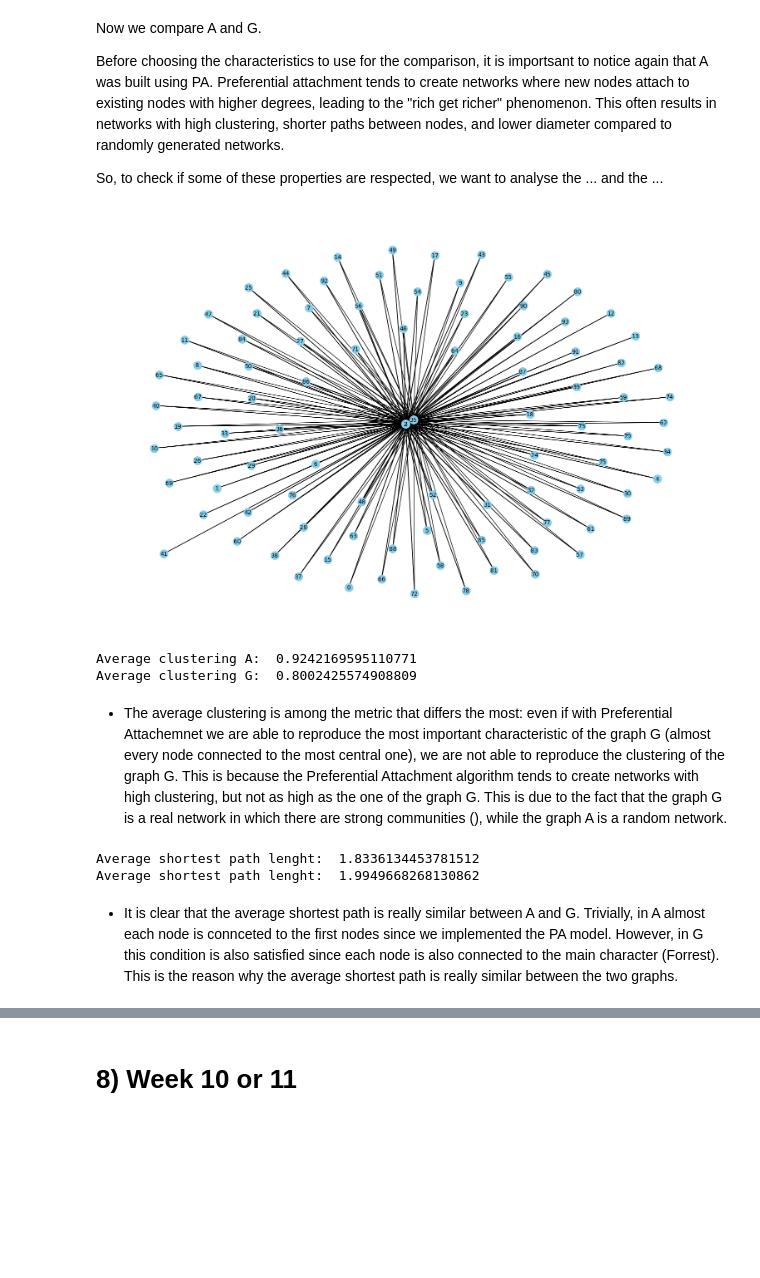
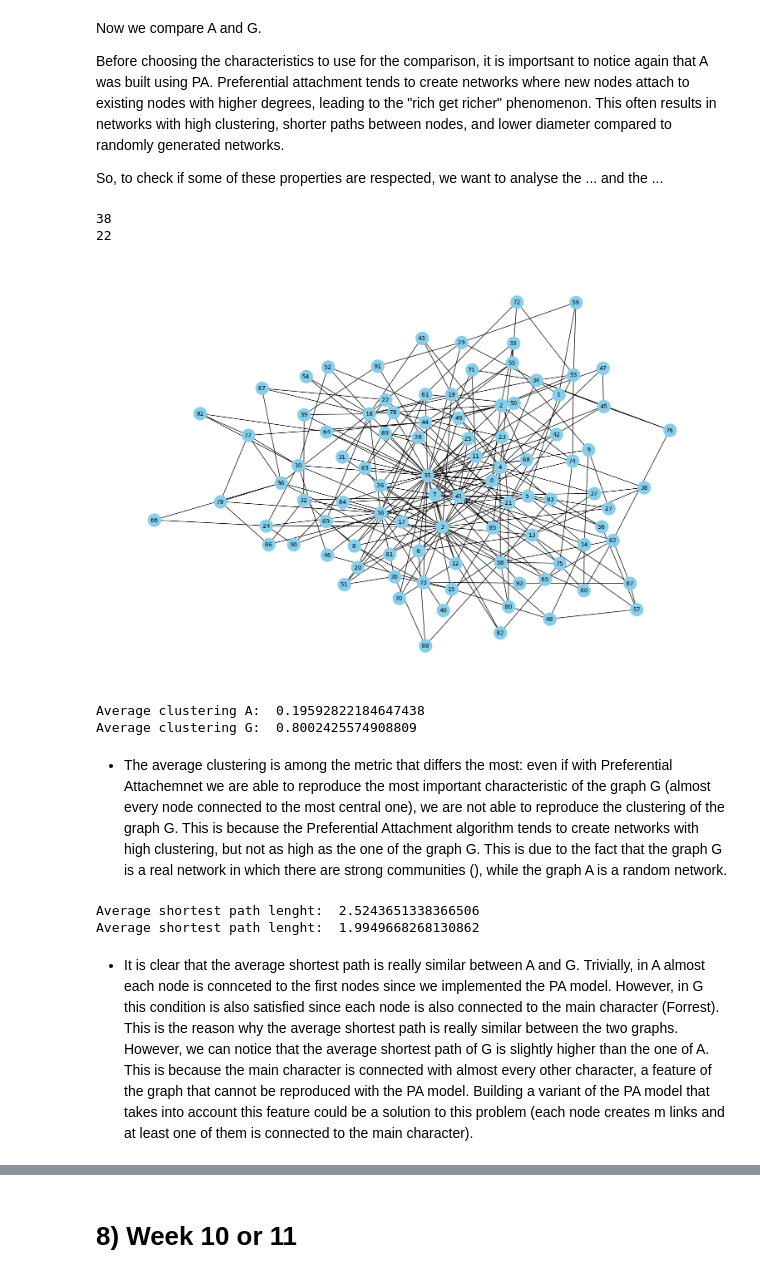
Before and after one commit to Dadd0/social-network-analysis-forrest-gump, a Jupyter notebook: forrest_gump.ipynb, the cells around one changed output, grey strips where cells are left out. Cells and saved outputs as stored; diff of their text form; code cells hidden in the pictures; blank space fills up the shorter version.

```diff
--- a/forrest_gump.ipynb
+++ b/forrest_gump.ipynb
@@ -944,3 +944,4 @@ We create a new graph A, initially composed by 2 connected nodes only (we chose
 A = nx.Graph()
 A.add_node(35)
 A.add_node(41)
+A.add_edge(35,41)
@@ -955,6 +954,7 @@ Implementing our function PA, where:
 - s is the number of iterations we want to do.
 # %%
 def PA(A, m, s):
+    import random
     degrees_dict = dict(A.degree())  # Dictionary containing the degree of each node
     for i in range(2,s):
         if s!=35 and s!=41:
@@ -963,15 +963,25 @@ def PA(A, m, s):
             new_node_index = 0
         if i==41:
             new_node_index = 1
-
-        sorted_degrees = sorted(degrees_dict.items(), key=lambda x: x[1], reverse=True)
-        top_m_nodes = [node for node, degree in sorted_degrees[:m]]  # List of top m nodes
-
         A.add_node(new_node_index)  # Add the new node to the graph
 
-        # Connect the new node to the selected top nodes based on their degrees
-        for node in top_m_nodes:
-            A.add_edge(new_node_index, node)
+
+        total_degree = sum(degrees_dict.values())
+
+        new_links = 0  # Number of links to be added
+
+        while new_links < m: # Add m links
+            for node in A.nodes(): # Iterate over all nodes
+                if node == new_node_index: # Skip the new node
+                    continue
+                if new_links == m: # If m links have been added, stop
+                    break
+                probability = degrees_dict[node] / total_degree # Probability of adding a link to the current node
+                random_number = random.random() # Random number between 0 and 1
+                if random_number < probability: # If the random number is less than the probability, add a link
+                    A.add_edge(new_node_index, node)
+                    new_links += 1
+
 
         degrees_dict = dict(A.degree())  # Update degrees after adding the new node
 
@@ -1090,28 +1103,33 @@ So, to check if some of these properties are respected, we want to analyse the .
 # %%
 A = nx.Graph()
 A.add_node(35)
 A.add_node(41)
+A.add_edge(35,41)
 PA(A, 3,94)
+print(nx.degree(A, 35))
+print(nx.degree(A, 41))
 
 fig = plt.figure(figsize=(15, 10))
 pos = nx.spring_layout(A)
-nx.draw(A, pos, with_labels=True, node_size=200, node_color='skyblue', edge_color='black', linewidths=1, font_size=10)
+nx.draw(A, pos, with_labels=True, node_size=500, node_color='skyblue', edge_color='black', linewidths=1, font_size=10)
 plt.show()
 # %% [output]
+38
+22
-[figure, old version]
+[figure, new version]
 # %%
 print('Average clustering A: ' ,nx.average_clustering(A))
 print('Average clustering G: ' ,nx.average_clustering(G))
 # %% [output]
-Average clustering A:  0.9242169595110771
+Average clustering A:  0.19592822184647438
 Average clustering G:  0.8002425574908809
 # %% [markdown]
 - The average clustering is among the metric that differs the most: even if with Preferential Attachemnet we are able to reproduce the most important characteristic of the graph G (almost every node connected to the most central one), we are not able to reproduce the clustering of the graph G. This is because the Preferential Attachment algorithm tends to create networks with high clustering, but not as high as the one of the graph G. This is due to the fact that the graph G is a real network in which there are strong communities (), while the graph A is a random network.
 # %%
-print('Average shortest path lenght: ',nx.average_shortest_path_length(A))
-print('Average shortest path lenght: ',nx.average_shortest_path_length(G))
+print('Average shortest path lenght for A: ',nx.average_shortest_path_length(A))
+print('Average shortest path lenght for G: ',nx.average_shortest_path_length(G))
 # %% [output]
-Average shortest path lenght:  1.8336134453781512
+Average shortest path lenght:  2.5243651338366506
 Average shortest path lenght:  1.9949668268130862
 # %% [markdown]
-- It is clear that the average shortest path is really similar between A and G. Trivially, in A almost each node is connceted to the first nodes since we implemented the PA model. However, in G this condition is also satisfied since each node is also connected to the main character (Forrest). This is the reason why the average shortest path is really similar between the two graphs.
+- It is clear that the average shortest path is really similar between A and G. Trivially, in A almost each node is connceted to the first nodes since we implemented the PA model. However, in G this condition is also satisfied since each node is also connected to the main character (Forrest). This is the reason why the average shortest path is really similar between the two graphs. However, we can notice that the average shortest path of G is slightly higher than the one of A. This is because the main character is connected with almost every other character, a feature of the graph that cannot be reproduced with the PA model. Building a variant of the PA model that takes into account this feature could be a solution to this problem (each node creates m links and at least one of them is connected to the main character).
```
Also changed, not shown: parts of 12 cells of this notebook.
